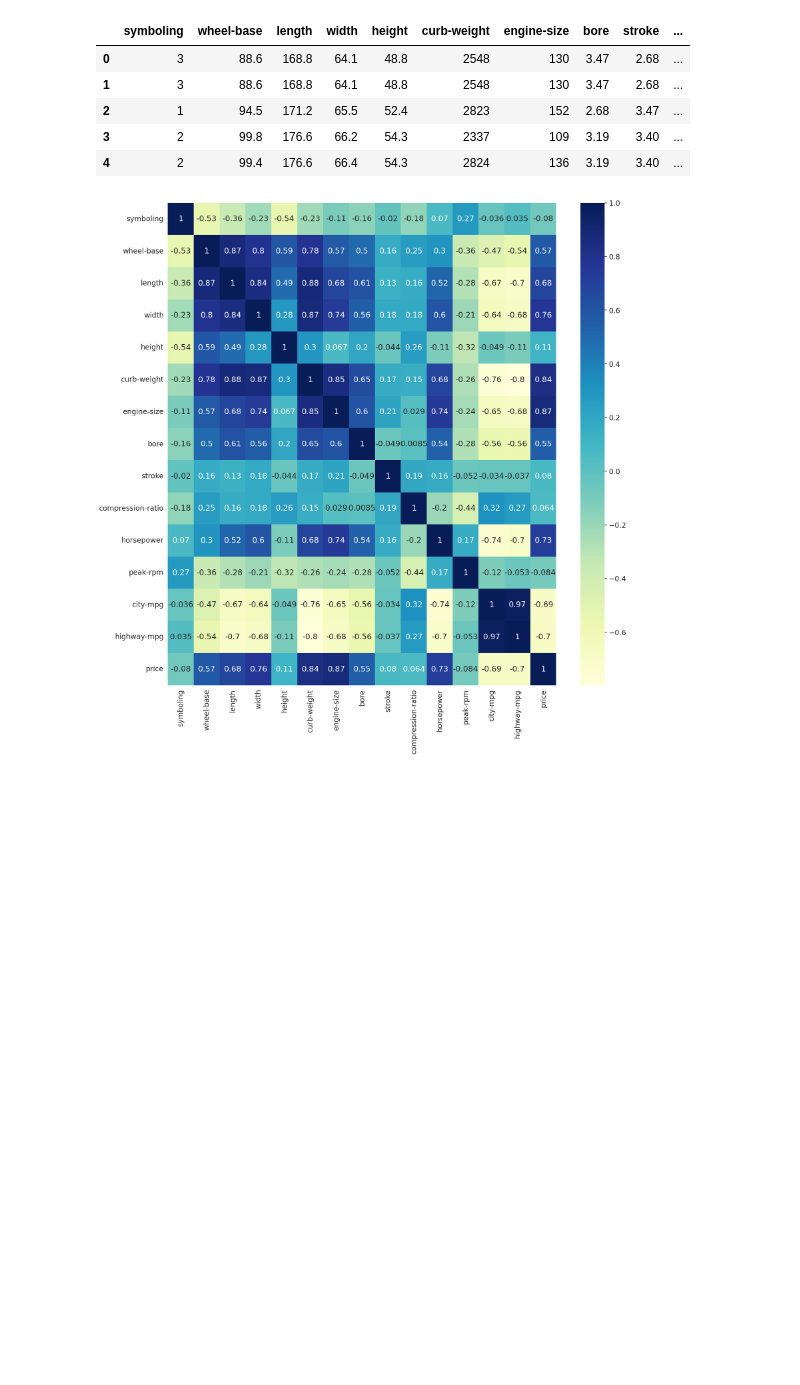
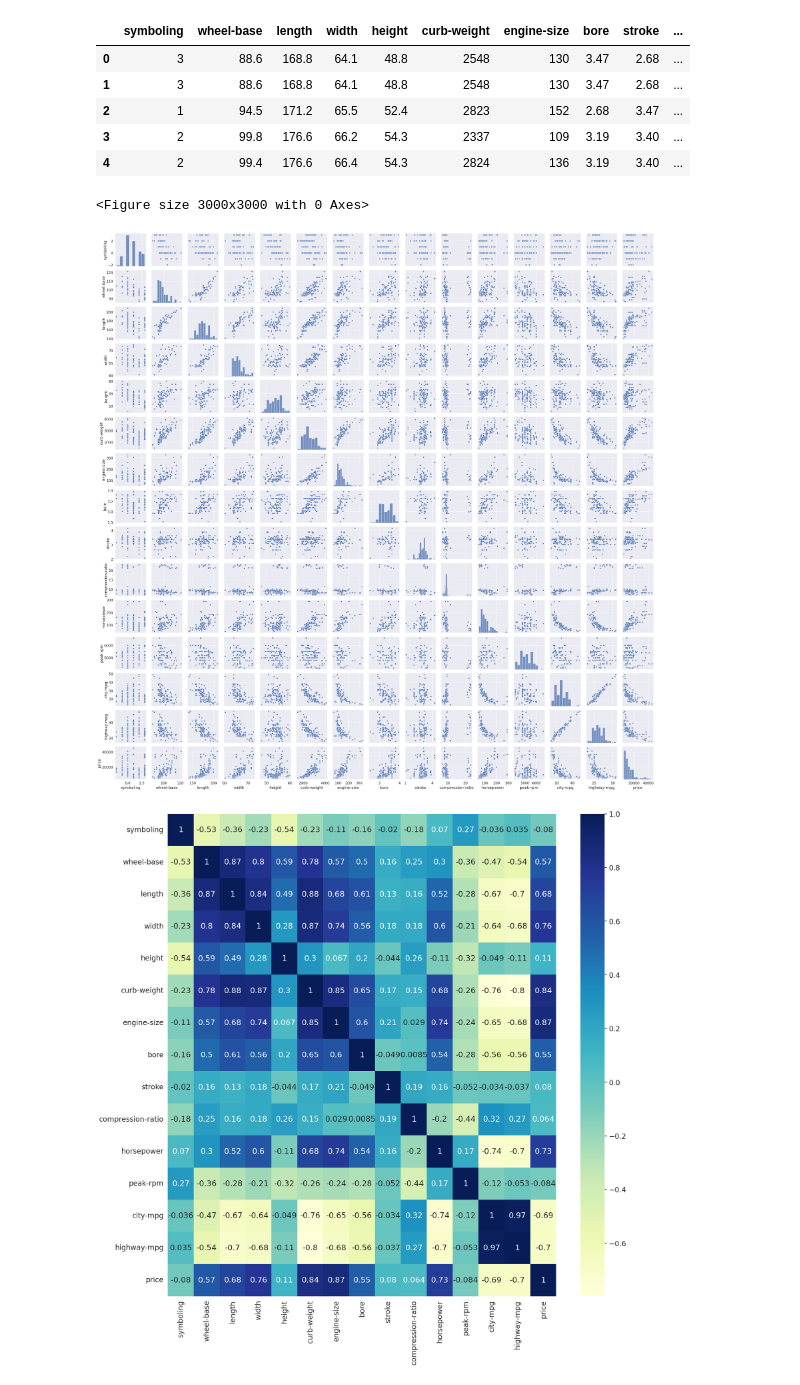
Before and after one commit to ShreeKeshavan/Car_price_prediction, a Jupyter notebook: Car_price_prediction.ipynb, the cells around one changed output. Drawn from its saved outputs; the diff is of its cells as text; code cells hidden in the pictures; blank space fills up the shorter version.

```diff
--- a/Car_price_prediction.ipynb
+++ b/Car_price_prediction.ipynb
@@ -316,9 +316,12 @@ num_cols.head()
 | 3 | 2 | 99.8 | 176.6 | 66.2 | 54.3 | 2337 | 109 | 3.19 | 3.40 | ... |
 | 4 | 2 | 99.4 | 176.6 | 66.4 | 54.3 | 2824 | 136 | 3.19 | 3.40 | ... |
 # %%
-# plt.figure(figsize = (30,30))
-# sns.pairplot(num_cols)
-# plt.show()
+plt.figure(figsize = (30,30))
+sns.pairplot(num_cols)
+plt.show()
+# %% [output]
+<Figure size 3000x3000 with 0 Axes>
+[figure, added]
 # %%
 plt.figure(figsize = (20,20))
 sns.heatmap(df.corr(), annot = True ,cmap = 'YlGnBu')
```
Also changed, not shown: parts of 3 cells of this notebook.
